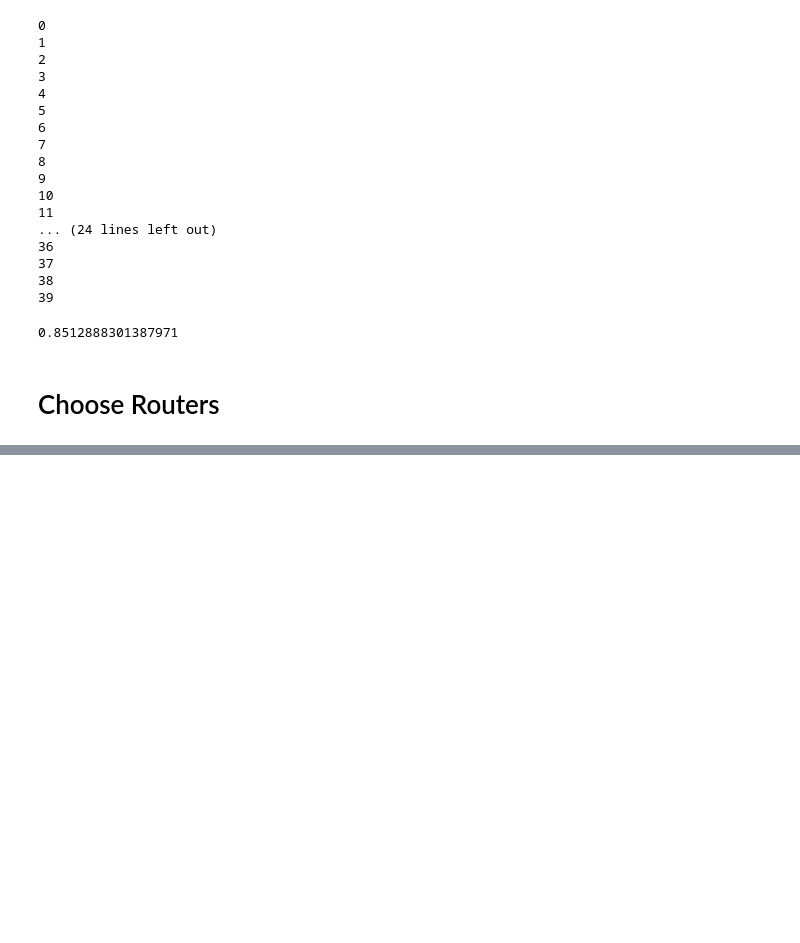
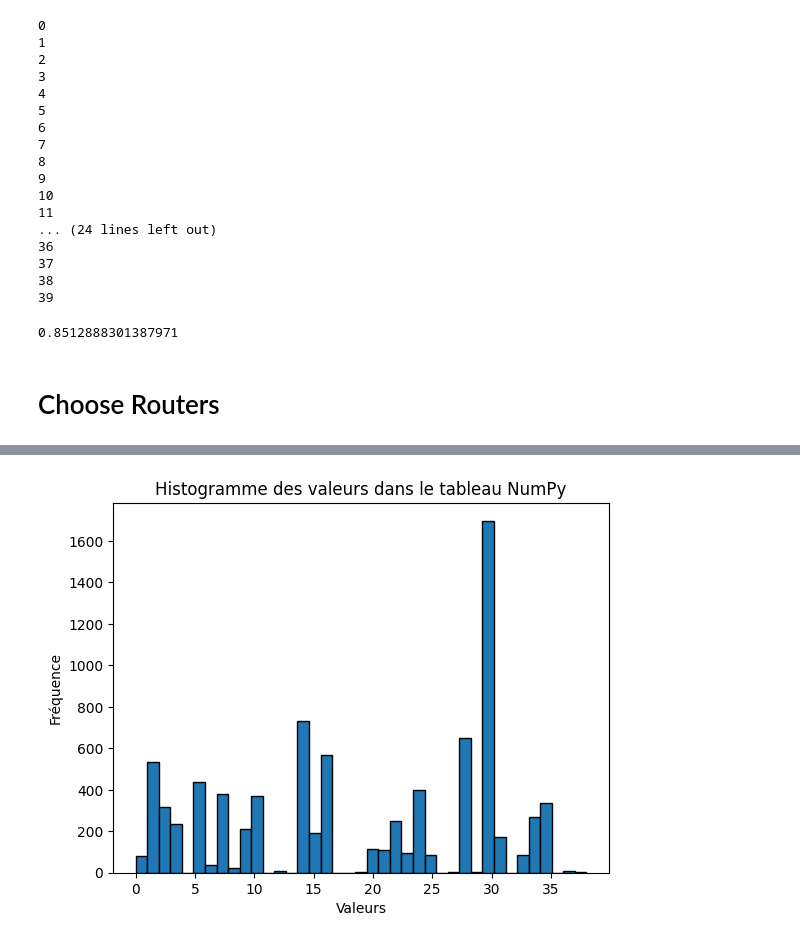
Before and after one commit to RicardoCLake/Lock-in_2024.1, a Jupyter notebook: router_outage.ipynb, the cells around one changed output, grey strips where cells are left out. Cells and saved outputs as stored; diff of their text form; code cells hidden in the pictures; blank space fills up the shorter version.

Commit message:
Algorithme de détection des routeurs défectueux/incohérent

```diff
--- a/router_outage.ipynb
+++ b/router_outage.ipynb
@@ -474,0 +523,20 @@ plt.show()
+# %%
+binary_test_pc = binary_test_pc.replace(0,-1)
+n = len(binary_test_pc)
+routeur_non_fonctionnel = np.zeros((n,39))
+for i in range( n) :
+    routeur_non_fonctionnel[i,:] = np.argsort(np.sum((binary_test_pc[binary_columns].values[i,:][:,np.newaxis] @ binary_test_pc[binary_columns].values[i,:][:,np.newaxis].T) * prob_matrix_train.values,axis=1))
+# %%
+#affichage des prédiction des 3 routeurs les plus incohérents
+
+plt.hist(routeur_non_fonctionnel[:,:2].flatten(), bins=39, edgecolor='black')  # bins=30 spécifie le nombre de barres dans l'histogramme
+
+# Ajouter des titres et des labels
+plt.title('Histogramme des valeurs dans le tableau NumPy')
+plt.xlabel('Valeurs')
+plt.ylabel('Fréquence')
+
+# Afficher l'histogramme
+plt.show()
+# %% [output]
+[figure, added]
```
Also changed, not shown: parts of 12 cells of this notebook.
